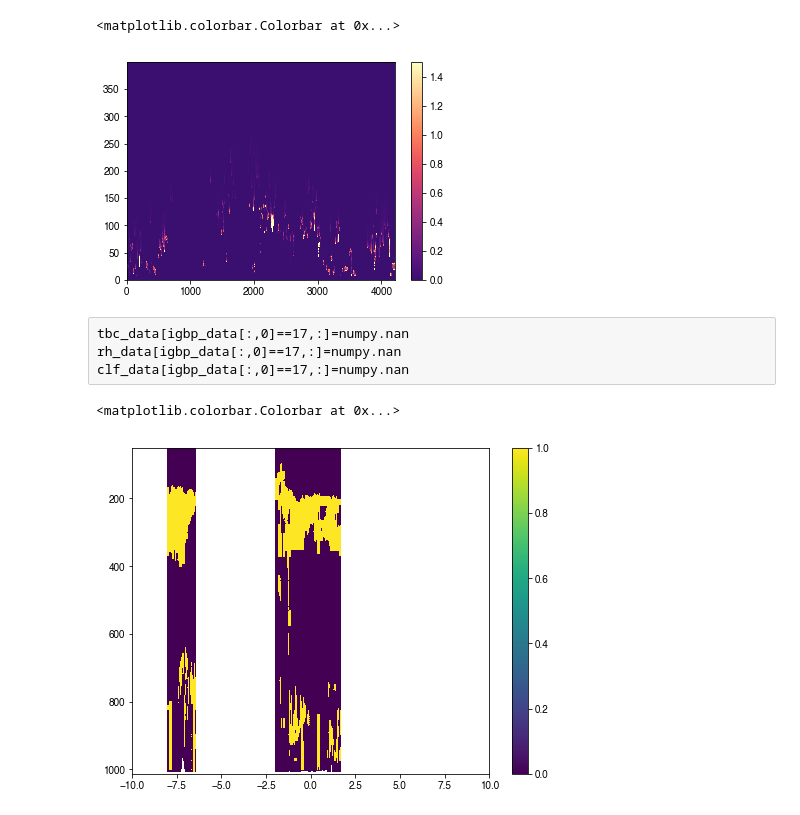
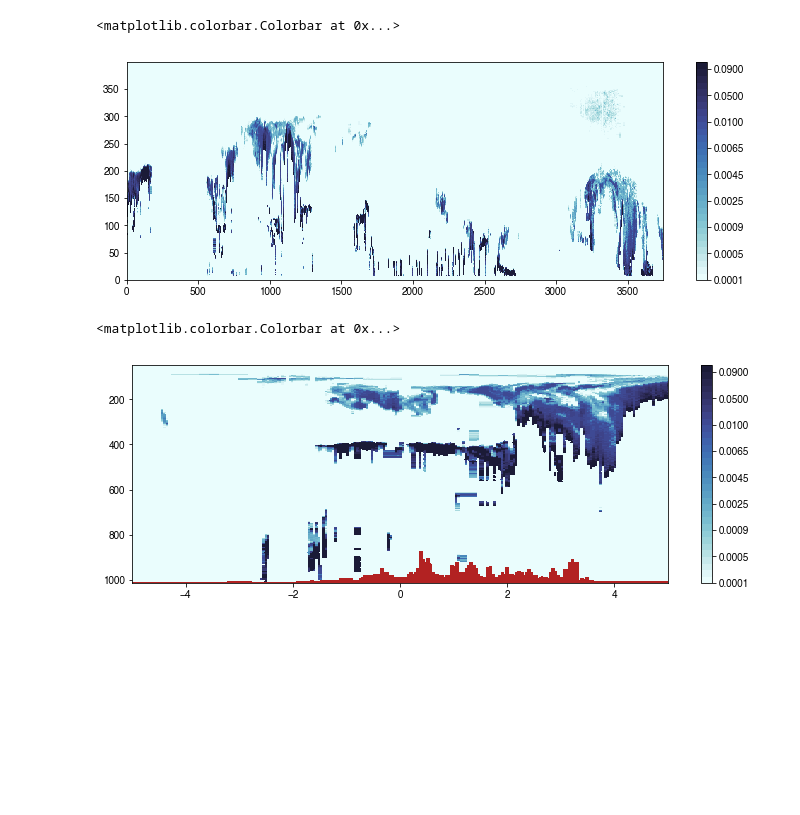
Before and after one commit to bairdlangenbrunner/indonesia-analysis, a Jupyter notebook: cloud-analysis/notebook-files/inspecting_CALIPSO_data.ipynb, the cells around one changed output. Saved outputs shown, nothing was run; the diff lists cells and outputs as text; code cells hidden in the pictures; blank space fills up the shorter version.

```diff
--- a/cloud-analysis/notebook-files/inspecting_CALIPSO_data.ipynb
+++ b/cloud-analysis/notebook-files/inspecting_CALIPSO_data.ipynb
@@ -76,7 +76,10 @@ tbc_data[tbc_data>1.5]=numpy.nan
+# %%
+cmap = matplotlib.cm.Spectral
+norm = matplotlib.colors.BoundaryNorm(bounds, cmap.N)
 # %%
 # make color map
-minval=0.2 # for inferno:  0.18
-maxval=1 # for inferno: 1.0
+minval=0. # for inferno:  0.18
+maxval=0.9 # for inferno: 1.0
 n=256
-full_cmap = mp.get_cmap('magma')
+full_cmap = cmocean.cm.ice_r #mp.get_cmap('blues')
 cmap_partial = matplotlib.colors.LinearSegmentedColormap.from_list('trunc({n},{a:.2f},{b:.2f})'.format(n=full_cmap.name, a=minval, b=maxval), full_cmap(numpy.linspace(minval, maxval, n)))
@@ -92,24 +86,29 @@ mp.pcolormesh(gdal_tbc_data.T[::-1,:], cmap=cmap_partial, vmin=0, vmax=1.5); mp.
-# %%
-mp.pcolormesh(tbc_data.T[::-1,:], cmap=cmap_partial, vmin=0, vmax=1.5); mp.colorbar()
-# %% [output]
-<matplotlib.colorbar.Colorbar at 0x...>
-[figure, removed]
-# %% [raw]
-tbc_data[igbp_data[:,0]==17,:]=numpy.nan
-rh_data[igbp_data[:,0]==17,:]=numpy.nan
-clf_data[igbp_data[:,0]==17,:]=numpy.nan
+# %%
+gdal_tbc_data_filtered = numpy.copy(gdal_tbc_data)
+gdal_tbc_data_filtered[gdal_tbc_data_filtered<0] = 0
+gdal_tbc_data_filtered[gdal_tbc_data_filtered>1.5] = numpy.nan
+# %%
+fig = mp.figure(figsize=(12,4))
+ax = fig.add_subplot(111)
+plot = ax.pcolormesh(gdal_tbc_data_filtered.T[::-1,:], norm=norm, cmap=cmap_partial)
+
+mp.colorbar(plot, norm=norm)
+# %% [output]
+<matplotlib.colorbar.Colorbar at 0x...>
+[figure, added]
 # %%
-lat_2d = numpy.repeat(lat[:,0], p_data.shape[1]).reshape((p_data.shape))
+lat_2d = numpy.repeat(lat, p_data.shape[1]).reshape((p_data.shape))
 # %%
-fig = mp.figure(figsize=(8,6))
+fig = mp.figure(figsize=(12,4))
 
 ax = fig.add_subplot(111)
 plot = ax.pcolormesh(lat_2d.T[::-1,:], p_data.T[::-1,:], \
-                     clf_data.T[::-1,:], vmin=0, vmax=1)
+                     gdal_tbc_data_filtered.T[::-1,:], norm=norm, cmap=cmap_partial)
 
+ax.set_facecolor('firebrick')
 ax.set_ylim(1013.25,50)
-ax.set_xlim(-10,10)
+ax.set_xlim(-5,5)
 fig.colorbar(plot)
 # %% [output]
 <matplotlib.colorbar.Colorbar at 0x...>
-[figure, old version]
+[figure, new version]
```
Also changed, not shown: parts of 17 cells of this notebook, 3 other files.
